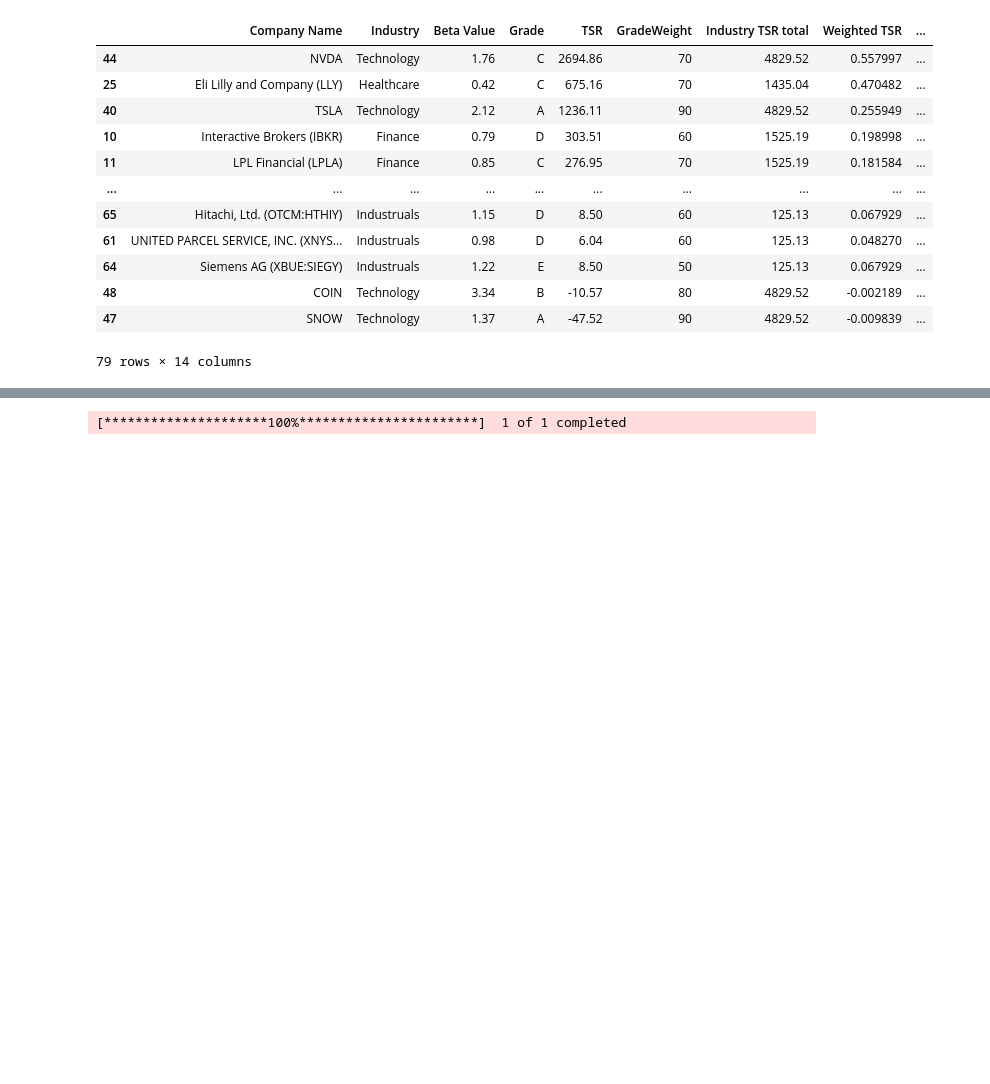
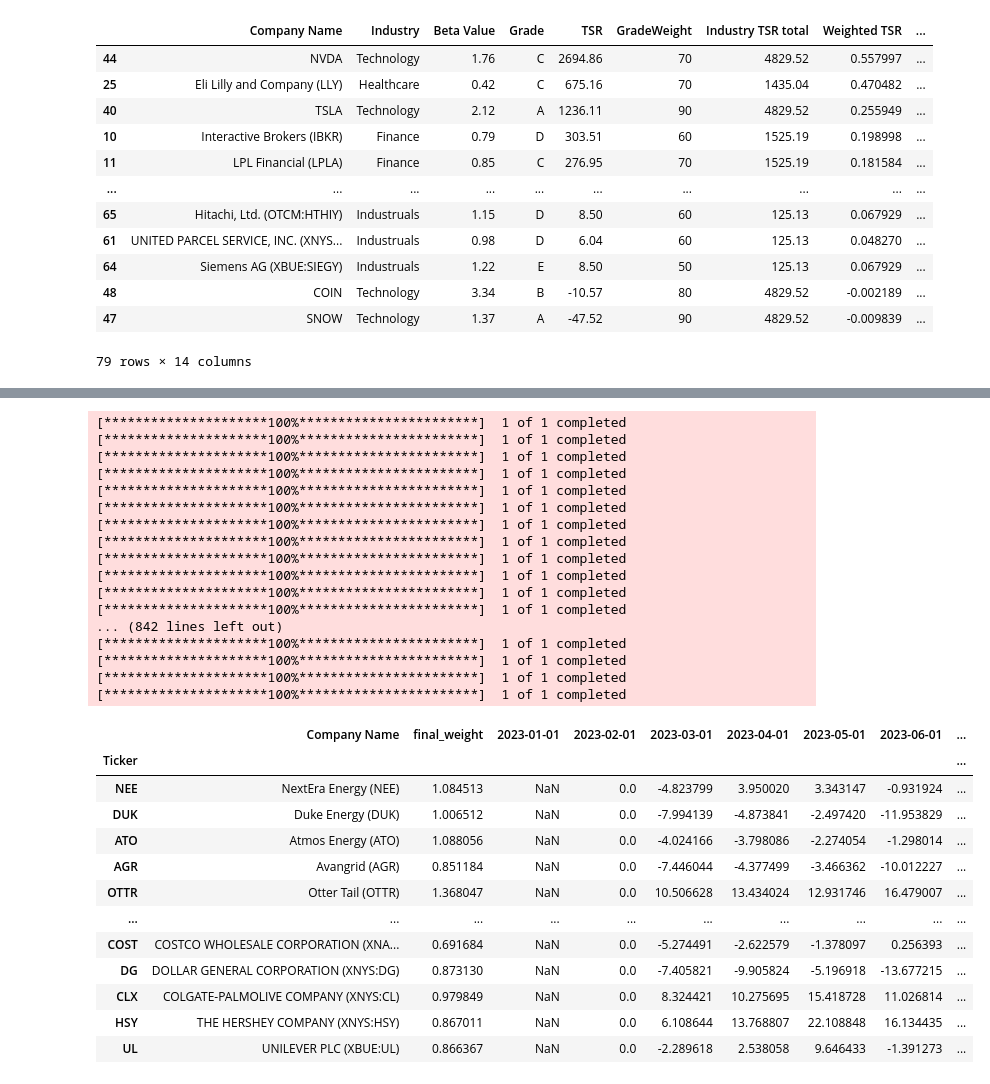
Before and after one commit to visheshgupta19/IDS_789_Final_Project, a Jupyter notebook: algo_update.ipynb, the cells around one changed output, grey strips where cells are left out. Cells and saved outputs as stored; diff of their text form; code cells hidden in the pictures; blank space fills up the shorter version.

```diff
--- a/algo_update.ipynb
+++ b/algo_update.ipynb
@@ -327,34 +276,77 @@ nan
 # %%
 ### USE THISS
 
 import yfinance as yf
-import pandas as pd
 from datetime import datetime
 
 
-def get_returns(ticker, current_date):
+def get_returns(ticker, checkdate):
     # Calculate the start of the year for the given date
-    start_of_year = datetime(current_date.year, 1, 1)
+    try:
+        start_of_year = datetime(checkdate.year, 1, 1)
 
-    # Fetch data using yfinance
-    data = yf.download(ticker, start=start_of_year, end=current_date, interval="1d")
+        # Fetch data using yfinance
+        data = yf.download(ticker, start=start_of_year, end=checkdate, interval="1mo")
 
-    # Get the adjusted close price on the first day of the year
-    start_price = data["Adj Close"].iloc[0]  # Price on the start of the year
+        # Get the adjusted close price on the first day of the year
+        start_price = data["Adj Close"].iloc[0]  # Price on the start of the year
 
-    # Calculate the return as the percentage change from the start of the year
-    current_price = data["Adj Close"].iloc[-1]  # Price on the current date
+        # Calculate the return as the percentage change from the start of the year
+        current_price = data["Adj Close"].iloc[-1]  # Price on the current date
 
-    pct_change = ((current_price / start_price) - 1) * 100  # Percentage change
+        pct_change = ((current_price / start_price) - 1) * 100  # Percentage change
 
-    return pct_change
+        return pct_change
+
+    except Exception as e:
+        # Catch the specific error for failed downloads
+        print(f"Failed to download data for {ticker}: {e}")
+        return None
 
 
-# Example of usage:
-current_date = datetime.today()  # This will use today's date as the current month date
-ticker = "AAPL"
-print(
-    f"Percentage change for {ticker} from the start of the year: {get_returns(ticker, current_date)}%"
-)
+for indx in df_updated.index:
+    for months in df_updated.columns[3:]:  # Skip the first column (e.g., Jan)
+        # Ensure `months` is handled as a datetime object
+        if isinstance(months, str):
+            month = datetime.strptime(months, "%Y-%m-%d")
+        else:
+            month = months  # Already a datetime object
+
+        # Update your DataFrame with the calculated return
+        if indx == "PKST":
+            break
+        else:
+            df_updated.at[indx, months] = get_returns(indx, month).values[0]
+
+df_updated
 # %% [output]
 [*********************100%***********************]  1 of 1 completed
+[*********************100%***********************]  1 of 1 completed
+[*********************100%***********************]  1 of 1 completed
+[*********************100%***********************]  1 of 1 completed
+[*********************100%***********************]  1 of 1 completed
+[*********************100%***********************]  1 of 1 completed
+[*********************100%***********************]  1 of 1 completed
+[*********************100%***********************]  1 of 1 completed
+[*********************100%***********************]  1 of 1 completed
+[*********************100%***********************]  1 of 1 completed
+[*********************100%***********************]  1 of 1 completed
+[*********************100%***********************]  1 of 1 completed
+... (842 lines left out)
+[*********************100%***********************]  1 of 1 completed
+[*********************100%***********************]  1 of 1 completed
+[*********************100%***********************]  1 of 1 completed
+[*********************100%***********************]  1 of 1 completed
+|  | Company Name | final_weight | 2023-01-01 | 2023-02-01 | 2023-03-01 | 2023-04-01 | 2023-05-01 | 2023-06-01 | ... |
+| Ticker |  |  |  |  |  |  |  |  | ... |
+| NEE | NextEra Energy (NEE) | 1.084513 | NaN | 0.0 | -4.823799 | 3.950020 | 3.343147 | -0.931924 | ... |
+| DUK | Duke Energy (DUK) | 1.006512 | NaN | 0.0 | -7.994139 | -4.873841 | -2.497420 | -11.953829 | ... |
+| ATO | Atmos Energy (ATO) | 1.088056 | NaN | 0.0 | -4.024166 | -3.798086 | -2.274054 | -1.298014 | ... |
+| AGR | Avangrid (AGR) | 0.851184 | NaN | 0.0 | -7.446044 | -4.377499 | -3.466362 | -10.012227 | ... |
+| OTTR | Otter Tail (OTTR) | 1.368047 | NaN | 0.0 | 10.506628 | 13.434024 | 12.931746 | 16.479007 | ... |
+| ... | ... | ... | ... | ... | ... | ... | ... | ... | ... |
+| COST | COSTCO WHOLESALE CORPORATION (XNA... | 0.691684 | NaN | 0.0 | -5.274491 | -2.622579 | -1.378097 | 0.256393 | ... |
+| DG | DOLLAR GENERAL CORPORATION (XNYS:DG) | 0.873130 | NaN | 0.0 | -7.405821 | -9.905824 | -5.196918 | -13.677215 | ... |
+| CLX | COLGATE-PALMOLIVE COMPANY (XNYS:CL) | 0.979849 | NaN | 0.0 | 8.324421 | 10.275695 | 15.418728 | 11.026814 | ... |
+| HSY | THE HERSHEY COMPANY (XNYS:HSY) | 0.867011 | NaN | 0.0 | 6.108644 | 13.768807 | 22.108848 | 16.134435 | ... |
+| UL | UNILEVER PLC (XBUE:UL) | 0.866367 | NaN | 0.0 | -2.289618 | 2.538058 | 9.646433 | -1.391273 | ... |
```
Also changed, not shown: parts of 15 cells of this notebook, 2 other files.
